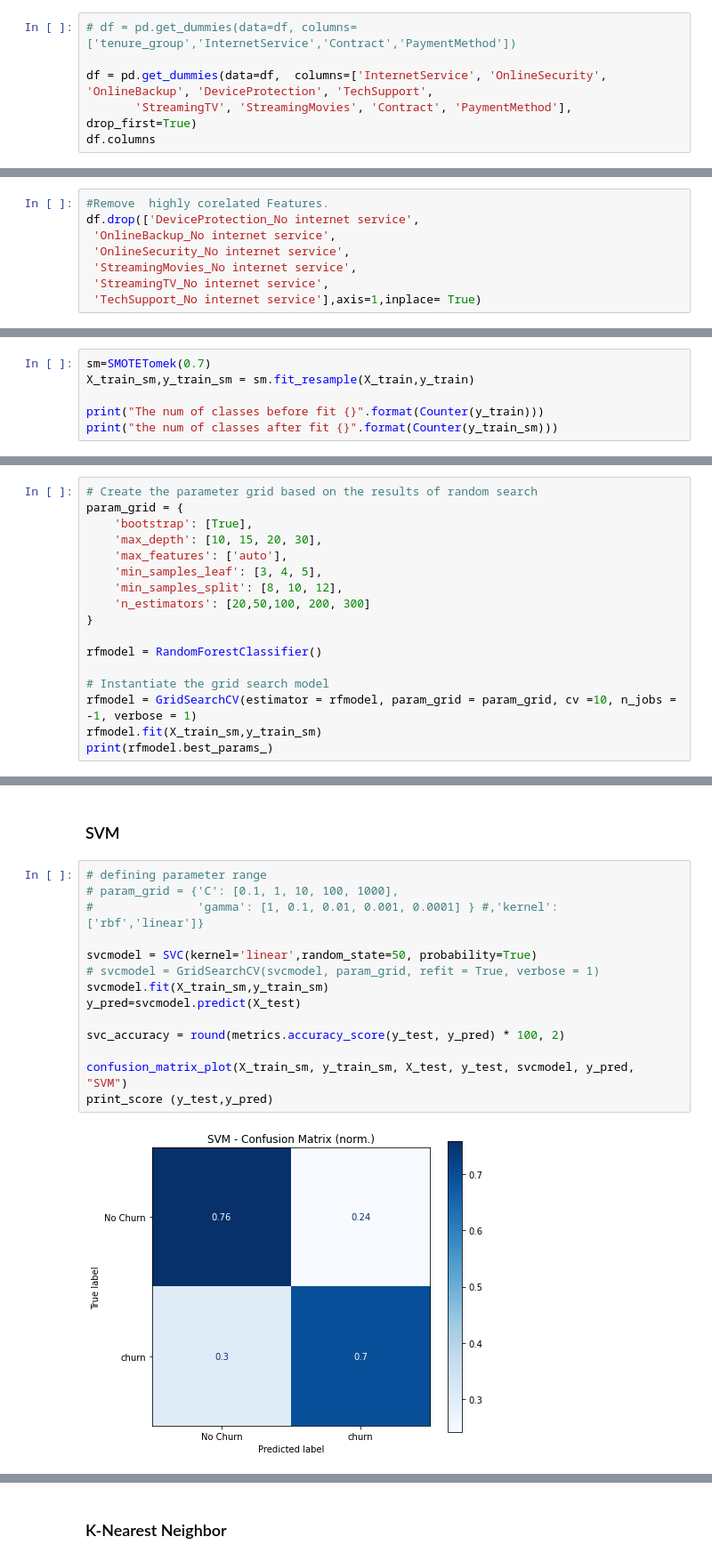
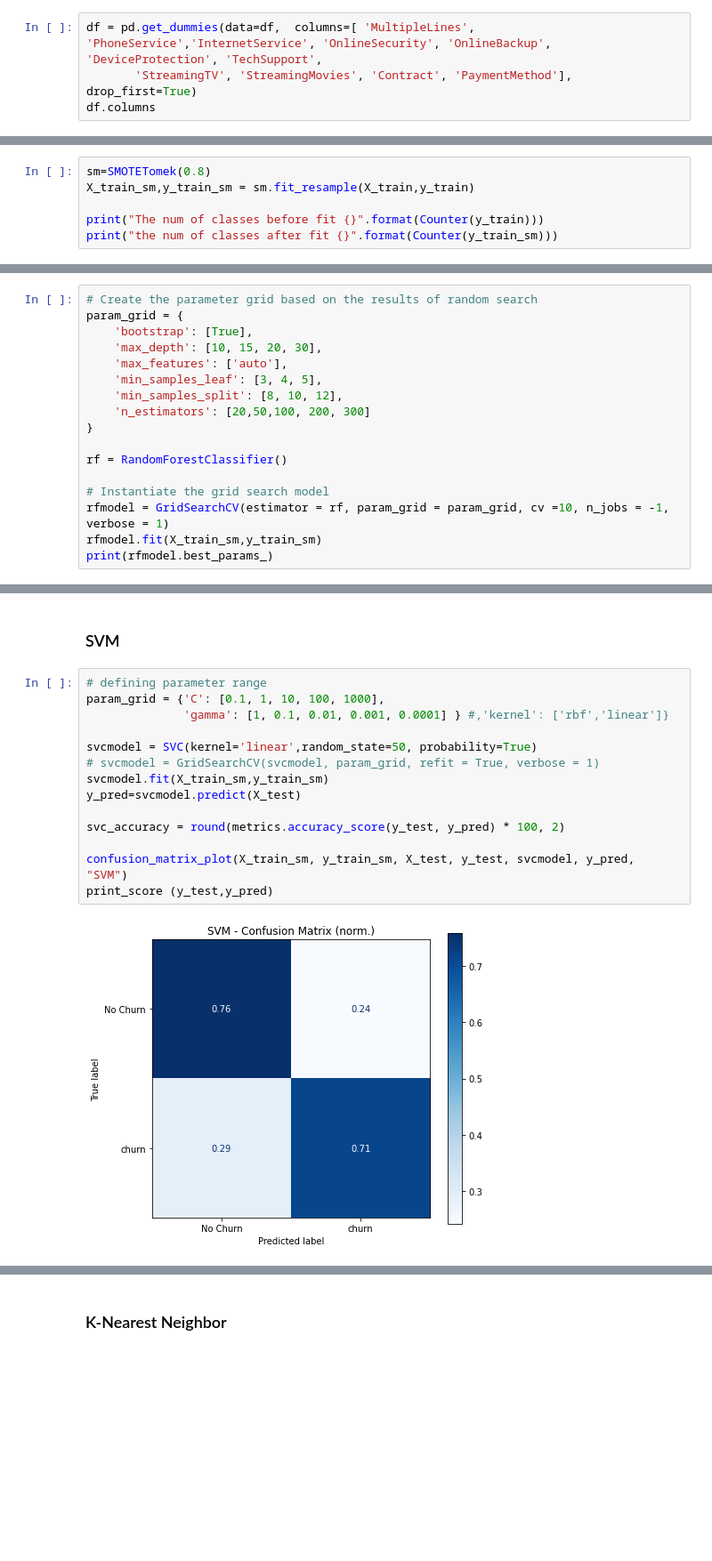
Before and after one commit to jamesnan/Customer-Churn-Prediction, a Jupyter notebook: Telco-Customer-Churn.ipynb, the cells around one changed output, grey strips where cells are left out. Shown at 89% size. Drawn from its saved outputs; the diff is of its cells as text; blank space fills up the shorter version.

```diff
--- a/Telco-Customer-Churn.ipynb
+++ b/Telco-Customer-Churn.ipynb
@@ -401,7 +401,5 @@ df
 # %%
-# df = pd.get_dummies(data=df, columns=['tenure_group','InternetService','Contract','PaymentMethod'])
-
-df = pd.get_dummies(data=df,  columns=['InternetService', 'OnlineSecurity', 'OnlineBackup', 'DeviceProtection', 'TechSupport',
+df = pd.get_dummies(data=df,  columns=[ 'MultipleLines', 'PhoneService','InternetService', 'OnlineSecurity', 'OnlineBackup', 'DeviceProtection', 'TechSupport',
        'StreamingTV', 'StreamingMovies', 'Contract', 'PaymentMethod'], drop_first=True)
 df.columns
 # %% [output]
@@ -486,11 +486,3 @@ correlation(df.iloc[:,:],threshold)
  'StreamingMovies_No internet service',
  'StreamingTV_No internet service',
  'TechSupport_No internet service'}
-# %%
-#Remove  highly corelated Features.
-df.drop(['DeviceProtection_No internet service',
- 'OnlineBackup_No internet service',
- 'OnlineSecurity_No internet service',
- 'StreamingMovies_No internet service',
- 'StreamingTV_No internet service',
- 'TechSupport_No internet service'],axis=1,inplace= True)
@@ -641,7 +664,7 @@ There is no improvment With PCA
 
 Becasue Churn' Data is imbalanced, No/Yes ratio = 73:27, we tried over sampling, but not improvement.
 # %%
-sm=SMOTETomek(0.7)
+sm=SMOTETomek(0.8)
 X_train_sm,y_train_sm = sm.fit_resample(X_train,y_train)
 
 print("The num of classes before fit {}".format(Counter(y_train)))
@@ -706,10 +729,10 @@ param_grid = {
     'n_estimators': [20,50,100, 200, 300]
 }
 
-rfmodel = RandomForestClassifier()
+rf = RandomForestClassifier()
 
 # Instantiate the grid search model
-rfmodel = GridSearchCV(estimator = rfmodel, param_grid = param_grid, cv =10, n_jobs = -1, verbose = 1)
+rfmodel = GridSearchCV(estimator = rf, param_grid = param_grid, cv =10, n_jobs = -1, verbose = 1)
 rfmodel.fit(X_train_sm,y_train_sm)
 print(rfmodel.best_params_)
 # %% [output]
@@ -788,17 +811,17 @@ accuracy score: 0.7282453637660485
 ### SVM
 # %%
 # defining parameter range
-# param_grid = {'C': [0.1, 1, 10, 100, 1000],
-#               'gamma': [1, 0.1, 0.01, 0.001, 0.0001] } #,'kernel': ['rbf','linear']}
+param_grid = {'C': [0.1, 1, 10, 100, 1000],
+              'gamma': [1, 0.1, 0.01, 0.001, 0.0001] } #,'kernel': ['rbf','linear']}
 
 svcmodel = SVC(kernel='linear',random_state=50, probability=True)
 # svcmodel = GridSearchCV(svcmodel, param_grid, refit = True, verbose = 1)
 svcmodel.fit(X_train_sm,y_train_sm)
 y_pred=svcmodel.predict(X_test)
 
 svc_accuracy = round(metrics.accuracy_score(y_test, y_pred) * 100, 2)
 
 confusion_matrix_plot(X_train_sm, y_train_sm, X_test, y_test, svcmodel, y_pred, "SVM")
 print_score (y_test,y_pred)
 # %% [output]
-[figure, old version]
+[figure, new version]
```
Also changed, not shown: parts of 50 cells of this notebook, 1 other file.
